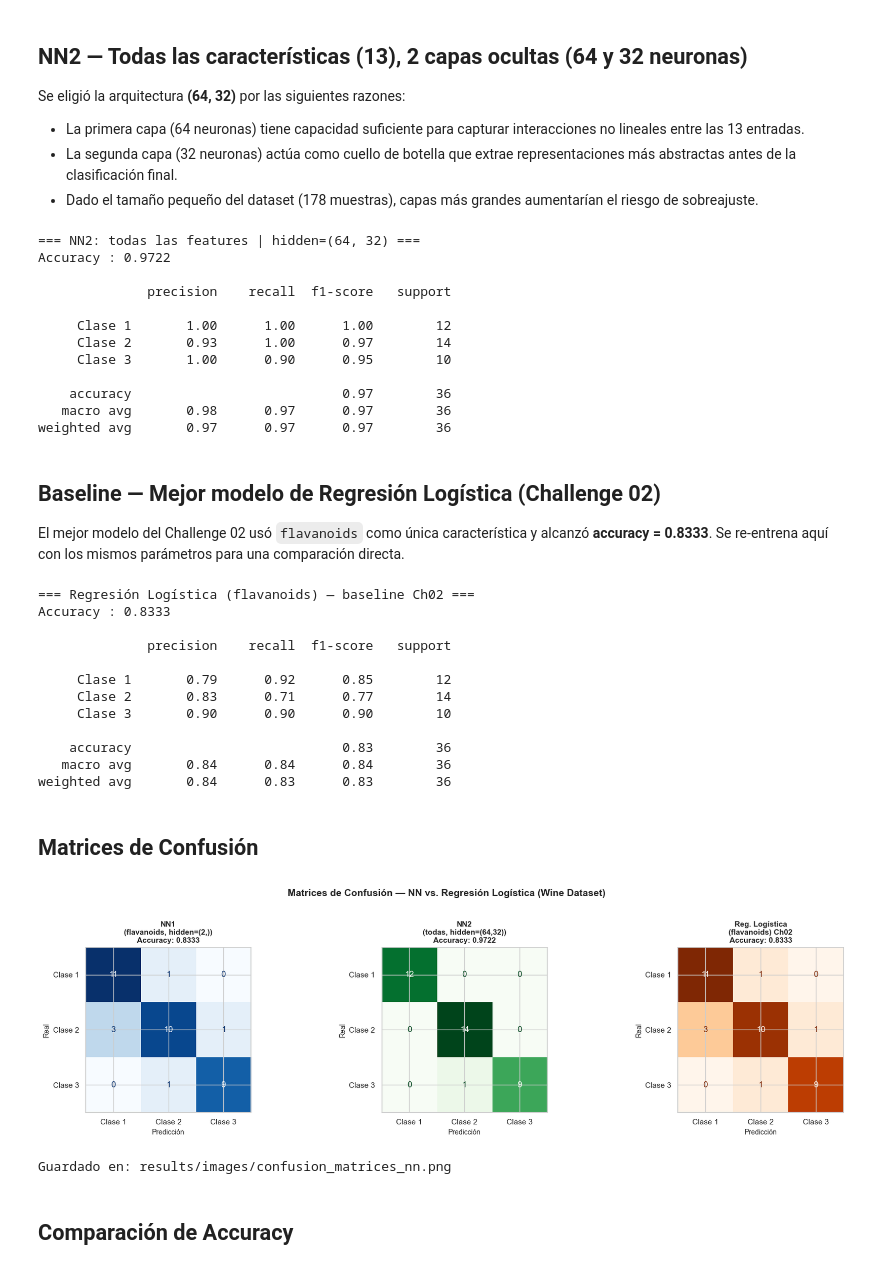
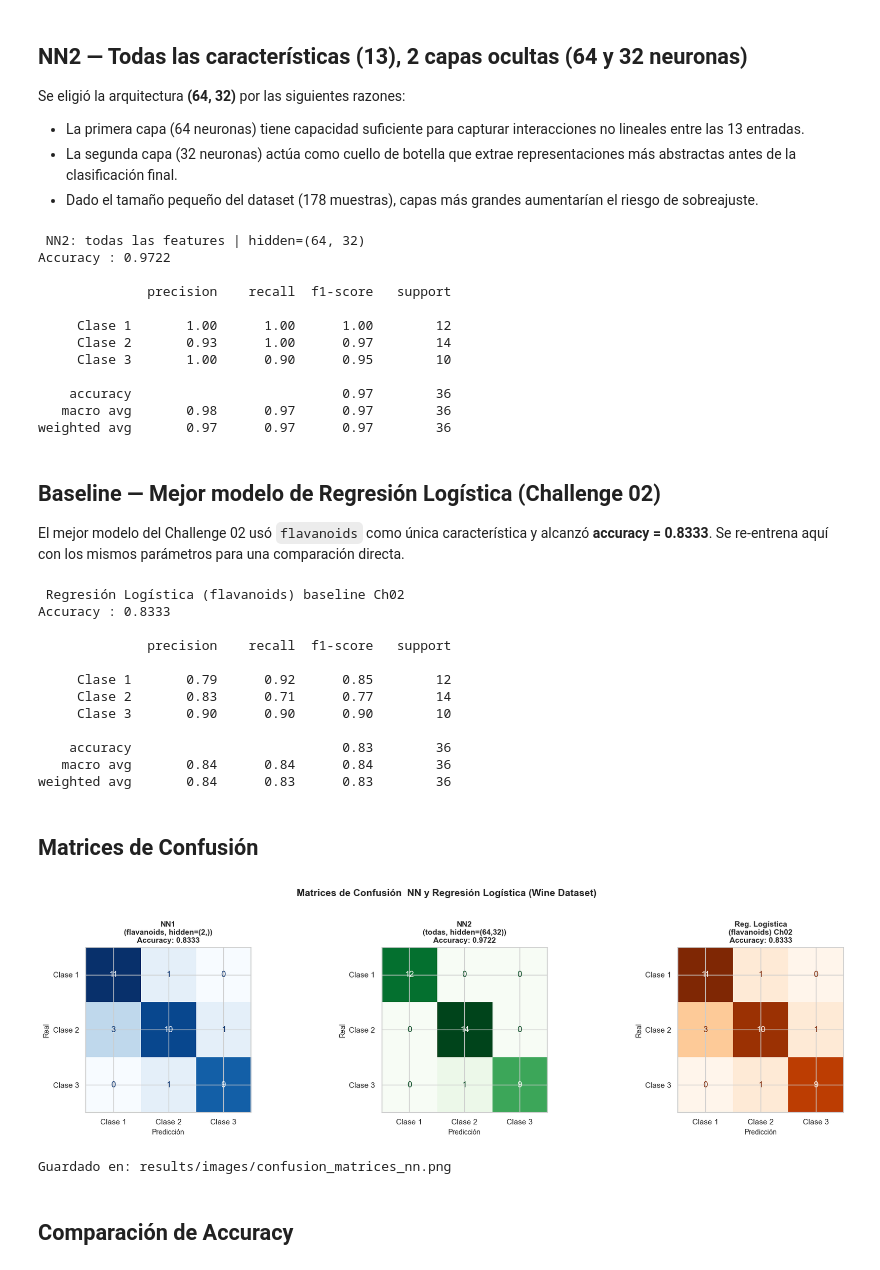
Before and after one commit to ElingeMisa/Desarrollo-Aplicaciones-Ciencias-Computacionales, a Jupyter notebook: NN/S07_Challenge03_NeuralNetworks.ipynb, the cells around one changed output. Saved outputs shown, nothing was run; the diff lists cells and outputs as text; code cells hidden in the pictures.

```diff
--- a/NN/S07_Challenge03_NeuralNetworks.ipynb
+++ b/NN/S07_Challenge03_NeuralNetworks.ipynb
@@ -168,12 +168,12 @@ nn2.fit(X_tr2, y_tr2)
 y_pred_nn2 = nn2.predict(X_te2)
 acc_nn2 = accuracy_score(y_te2, y_pred_nn2)
 
-print('=== NN2: todas las features | hidden=(64, 32) ===')
+print(' NN2: todas las features | hidden=(64, 32) ')
 print(f'Accuracy : {acc_nn2:.4f}')
 print()
 print(classification_report(y_te2, y_pred_nn2, target_names=['Clase 1','Clase 2','Clase 3']))
 # %% [output]
-=== NN2: todas las features | hidden=(64, 32) ===
+ NN2: todas las features | hidden=(64, 32)
 Accuracy : 0.9722
 
               precision    recall  f1-score   support
@@ -195,12 +195,12 @@ lr.fit(X_tr_lr, y_tr_lr)
 y_pred_lr = lr.predict(X_te_lr)
 acc_lr = accuracy_score(y_te_lr, y_pred_lr)
 
-print('=== Regresión Logística (flavanoids) — baseline Ch02 ===')
+print(' Regresión Logística (flavanoids) baseline Ch02 ')
 print(f'Accuracy : {acc_lr:.4f}')
 print()
 print(classification_report(y_te_lr, y_pred_lr, target_names=['Clase 1','Clase 2','Clase 3']))
 # %% [output]
-=== Regresión Logística (flavanoids) — baseline Ch02 ===
+ Regresión Logística (flavanoids) baseline Ch02
 Accuracy : 0.8333
 
               precision    recall  f1-score   support
@@ -217,30 +217,30 @@ weighted avg       0.84      0.83      0.83        36
 # %%
 class_labels = ['Clase 1', 'Clase 2', 'Clase 3']
 
 models_info = [
     ('NN1\n(flavanoids, hidden=(2,))',      y_te1,   y_pred_nn1, acc_nn1,  'Blues'),
     ('NN2\n(todas, hidden=(64,32))',         y_te2,   y_pred_nn2, acc_nn2,  'Greens'),
     ('Reg. Logística\n(flavanoids) Ch02',   y_te_lr, y_pred_lr,  acc_lr,   'Oranges'),
 ]
 
 fig, axes = plt.subplots(1, 3, figsize=(18, 5))
-fig.suptitle('Matrices de Confusión — NN vs. Regresión Logística (Wine Dataset)',
+fig.suptitle('Matrices de Confusión  NN y Regresión Logística (Wine Dataset)',
              fontsize=14, fontweight='bold', y=1.02)
 
 for ax, (title, y_true, y_pred, acc, cmap) in zip(axes, models_info):
     cm   = confusion_matrix(y_true, y_pred)
     disp = ConfusionMatrixDisplay(confusion_matrix=cm, display_labels=class_labels)
     disp.plot(ax=ax, colorbar=False, cmap=cmap)
     ax.set_title(f'{title}\nAccuracy: {acc:.4f}', fontsize=11, fontweight='bold')
     ax.set_xlabel('Predicción', fontsize=10)
     ax.set_ylabel('Real', fontsize=10)
 
 plt.tight_layout()
 plt.savefig(IMAGES_DIR / 'confusion_matrices_nn.png', dpi=150, bbox_inches='tight')
 plt.show()
 print(f'Guardado en: {IMAGES_DIR}/confusion_matrices_nn.png')
 # %% [output]
-[figure, old version]
+[figure, new version]
 Guardado en: results/images/confusion_matrices_nn.png
 # %% [markdown]
 ## Comparación de Accuracy
```
Also changed, not shown: parts of 1 cell of this notebook, 10 other files.
